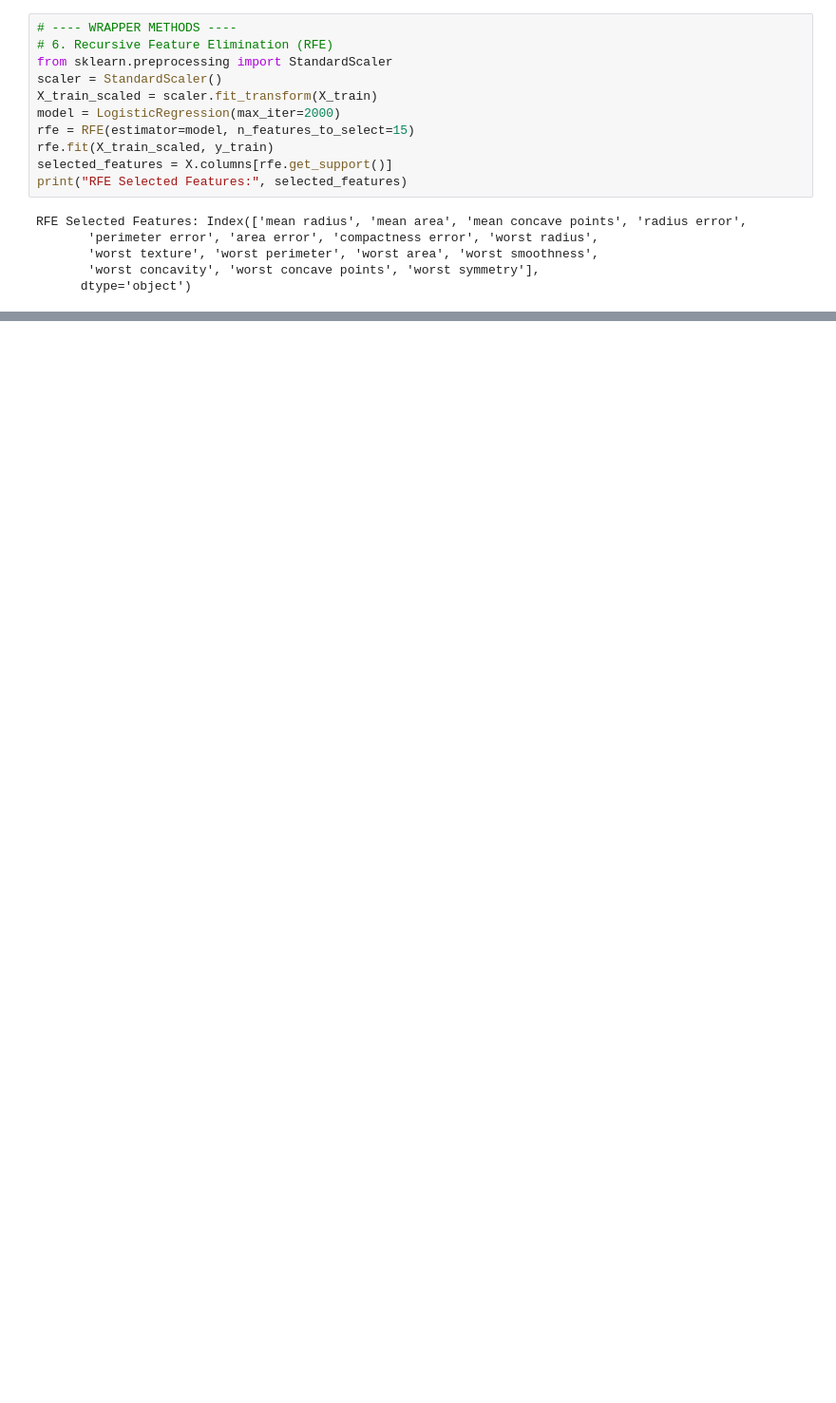
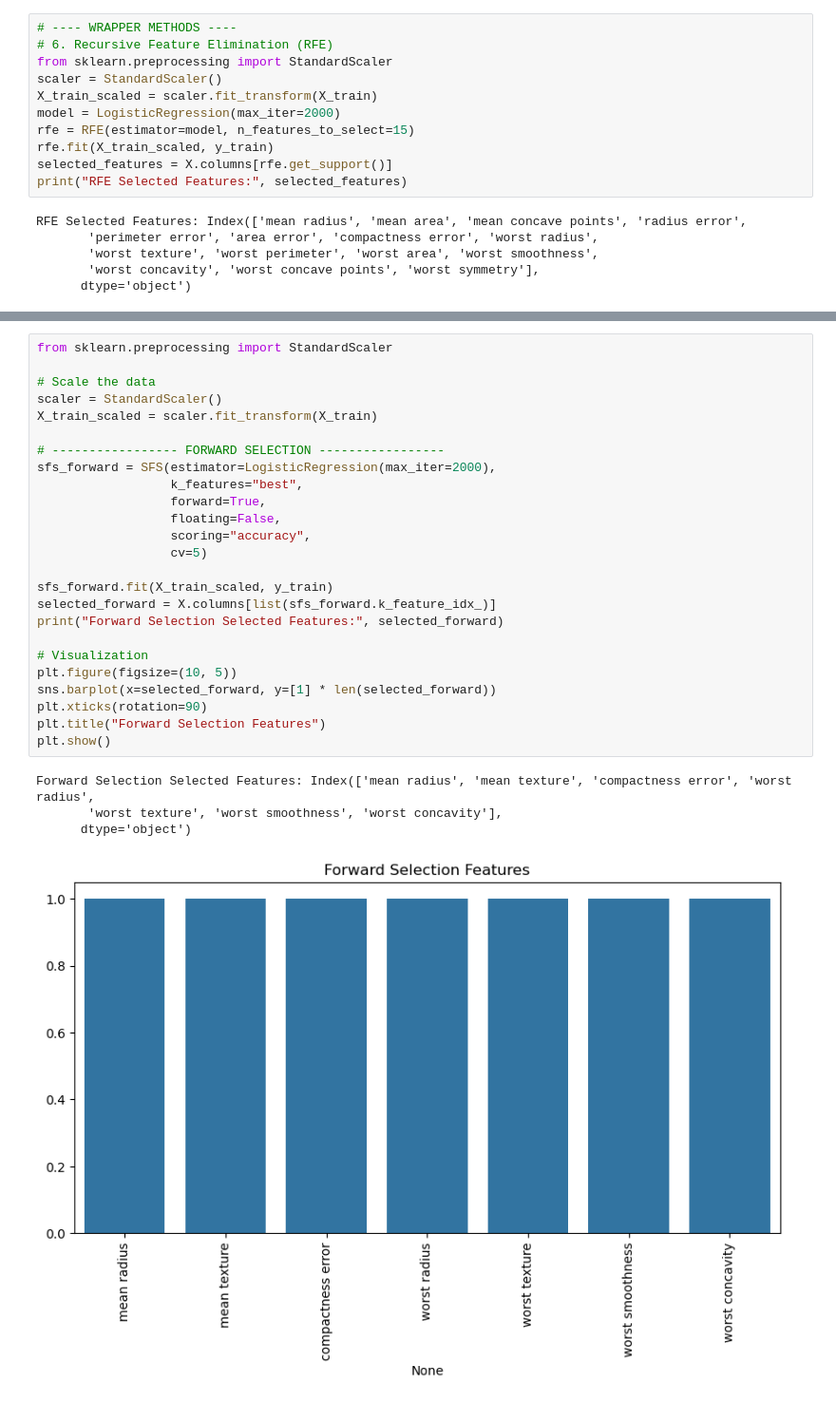
Before and after one commit to tasninanika/Feature_Selection, a Jupyter notebook: selection.ipynb, the cells around one changed output, grey strips where cells are left out. Shown at 95% size. Drawn from its saved outputs; the diff is of its cells as text; blank space fills up the shorter version.

Commit message:
apply forward selection features

```diff
--- a/selection.ipynb
+++ b/selection.ipynb
@@ -188,0 +189,30 @@ Random Forest Selected Features: ['worst concave points', 'mean concave points',
+# %%
+from sklearn.preprocessing import StandardScaler
+
+# Scale the data
+scaler = StandardScaler()
+X_train_scaled = scaler.fit_transform(X_train)
+
+# ----------------- FORWARD SELECTION -----------------
+sfs_forward = SFS(estimator=LogisticRegression(max_iter=2000),
+                  k_features="best",
+                  forward=True,
+                  floating=False,
+                  scoring="accuracy",
+                  cv=5)
+
+sfs_forward.fit(X_train_scaled, y_train)
+selected_forward = X.columns[list(sfs_forward.k_feature_idx_)]
+print("Forward Selection Selected Features:", selected_forward)
+
+# Visualization
+plt.figure(figsize=(10, 5))
+sns.barplot(x=selected_forward, y=[1] * len(selected_forward))
+plt.xticks(rotation=90)
+plt.title("Forward Selection Features")
+plt.show()
+# %% [output]
+Forward Selection Selected Features: Index(['mean radius', 'mean texture', 'compactness error', 'worst radius',
+       'worst texture', 'worst smoothness', 'worst concavity'],
+      dtype='object')
+[figure, added]
```
Also changed, not shown: parts of 1 cell of this notebook.
